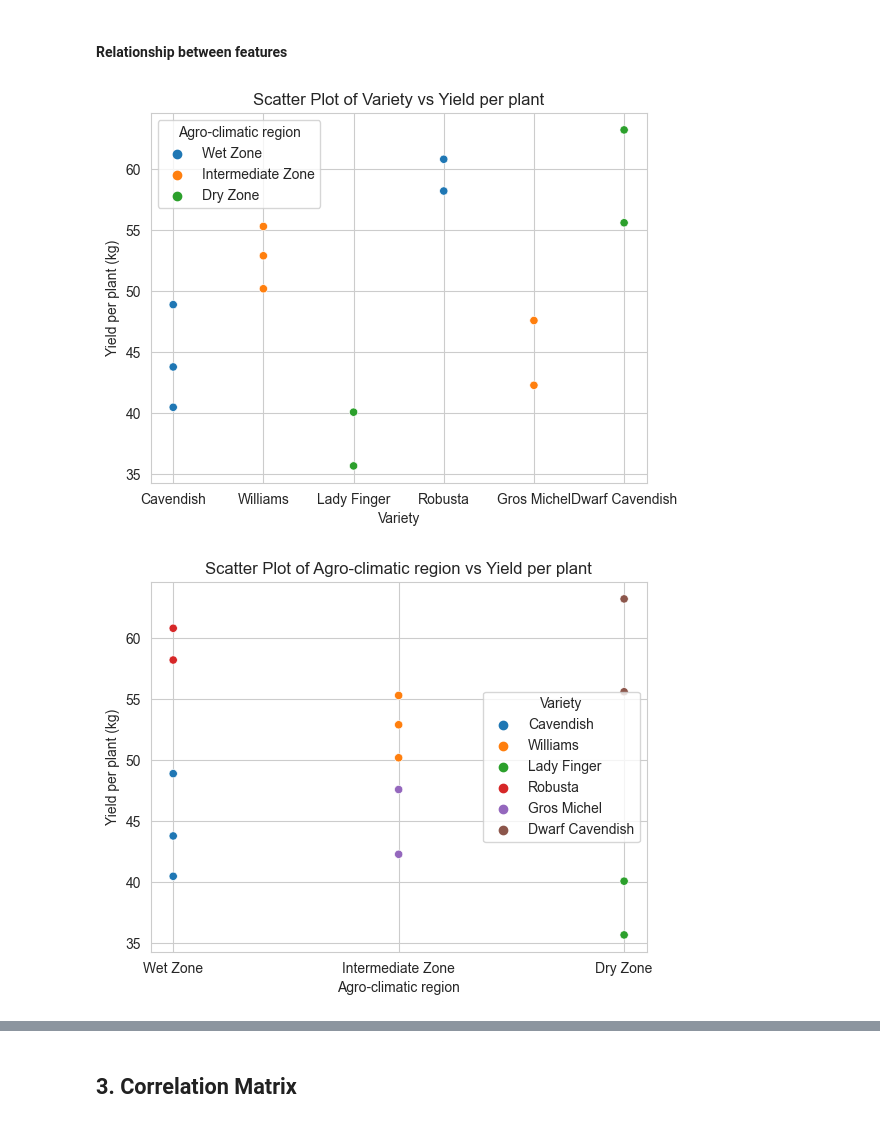
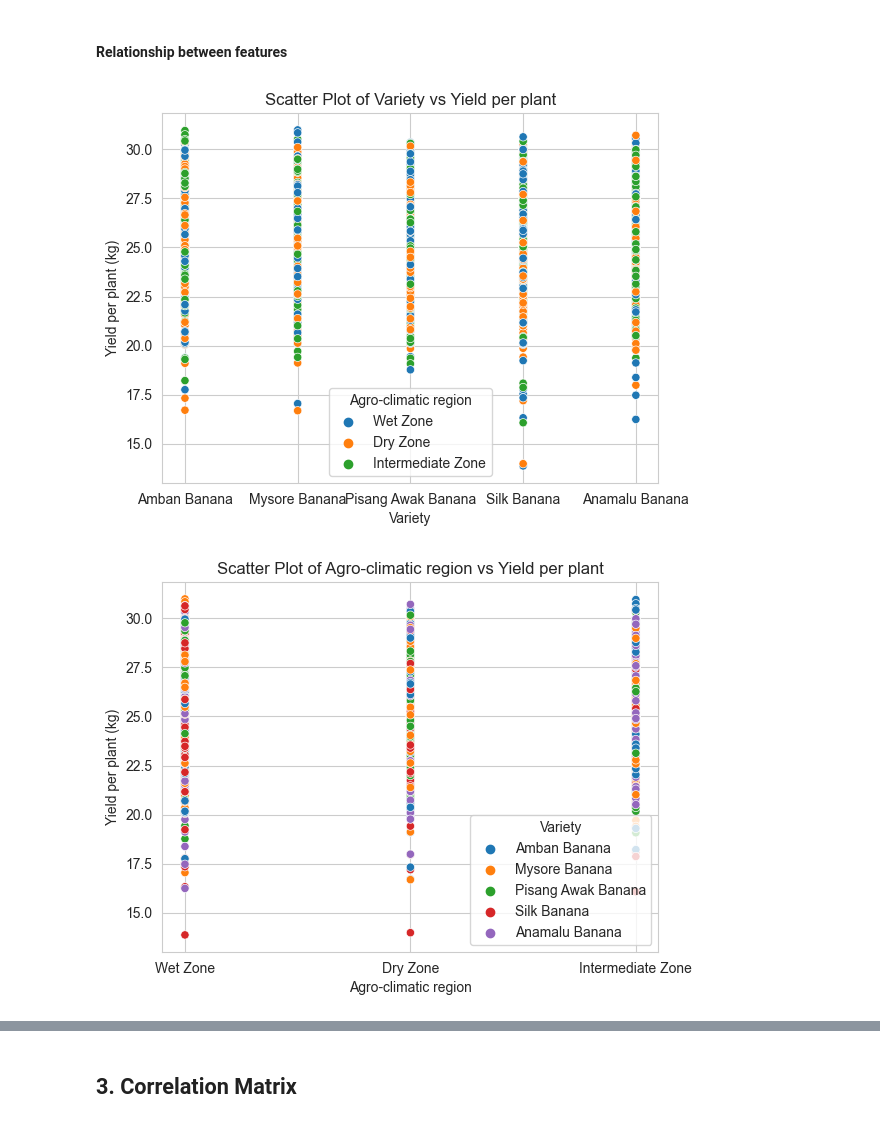
Before and after one commit to CodecubX/banana-disease-prediction-MRCNN-Django-ML, a Jupyter notebook: harvest_prediction/harvest_prediction.ipynb, the cells around one changed output, grey strips where cells are left out. Cells and saved outputs as stored; diff of their text form; code cells hidden in the pictures.

```diff
--- a/harvest_prediction/harvest_prediction.ipynb
+++ b/harvest_prediction/harvest_prediction.ipynb
@@ -8,7 +8,7 @@ import seaborn as sns
 import matplotlib.pyplot as plt
 # %%
 # read csv
-df = pd.read_csv('./dataset/harvest_dataset.csv')
+df = pd.read_csv('./dataset/harvest_dataset_v2.csv')
 # %%
 df.head()
 # %% [output]
@@ -110,3 +107,3 @@ sns.heatmap(df.isnull(), yticklabels=False, cbar=False)
 # %%
-# drop that row
-df = df.dropna(axis=0)
+# drop that column
+df = df.dropna(axis=1)
@@ -342,7 +314,7 @@ plt.title('Scatter Plot of Agro-climatic region vs Yield per plant')
 plt.show()
 
 # Scatter plot for 'Plant density' vs 'Yield per plant'
-sns.scatterplot(x='Plant density', y='Yield per plant (kg)', hue='Variety', data=df)
+sns.scatterplot(x='Plant density(Min=1,Max=5)', y='Yield per plant (kg)', hue='Variety', data=df)
 plt.title('Scatter Plot of Plant density vs Yield per plant')
 plt.show()
 
@@ -359,37 +331,32 @@ plt.show()
 # Scatter plot for 'Fertilizer type' vs 'Yield per plant'
 sns.scatterplot(x='Fertilizer type', y='Yield per plant (kg)', hue='Variety', data=df)
 plt.title('Scatter Plot of Fertilizer type vs Yield per plant')
 plt.show()
 
 # Scatter plot for 'Soil pH' vs 'Yield per plant'
 sns.scatterplot(x='Soil pH', y='Yield per plant (kg)', hue='Variety', data=df)
 plt.title('Scatter Plot of Soil pH vs Yield per plant')
 plt.show()
 
 # Scatter plot for 'Amount of sunlight received' vs 'Yield per plant'
 sns.scatterplot(x='Amount of sunlight received', y='Yield per plant (kg)', hue='Variety', data=df)
 plt.title('Scatter Plot of Amount of sunlight received vs Yield per plant')
 plt.show()
 
 # Scatter plot for 'Watering schedule' vs 'Yield per plant'
 sns.scatterplot(x='Watering schedule', y='Yield per plant (kg)', hue='Variety', data=df)
 plt.title('Scatter Plot of Watering schedule vs Yield per plant')
 plt.show()
 
-# Scatter plot for 'Number of days for flower initiation' vs 'Yield per plant'
-sns.scatterplot(x='Number of days for flower initiation', y='Yield per plant (kg)', hue='Variety', data=df)
-plt.title('Scatter Plot of Number of days for flower initiation vs Yield per plant')
-plt.show()
-
 # Scatter plot for 'Number of leaves' vs 'Yield per plant'
 sns.scatterplot(x='Number of leaves', y='Yield per plant (kg)', hue='Variety', data=df)
 plt.title('Scatter Plot of Number of leaves vs Yield per plant')
 plt.show()
 
 # Scatter plot for 'Height (m)' vs 'Yield per plant'
 sns.scatterplot(x='Height (m)', y='Yield per plant (kg)', hue='Variety', data=df)
 plt.title('Scatter Plot of Height (m) vs Yield per plant')
 plt.show()
 # %% [output]
-[figure, old version]
+[figure, new version]
-[figure, old version]
+[figure, new version]
```
Also changed, not shown: parts of 54 cells of this notebook, 6 other files.
